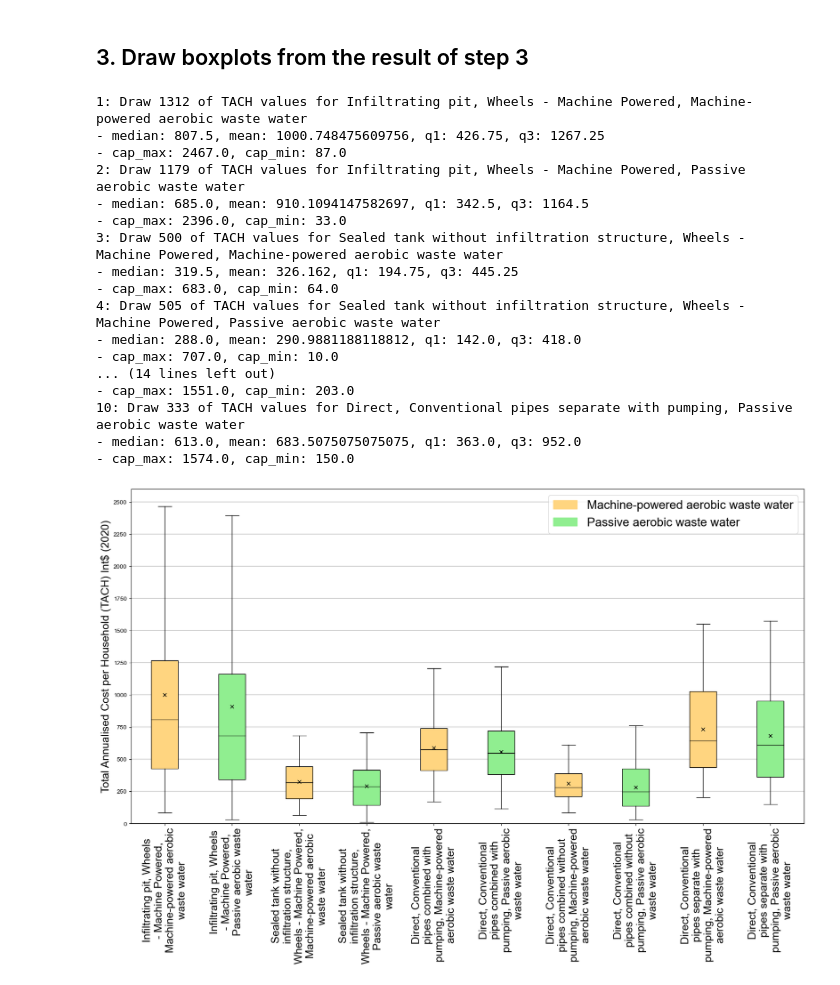
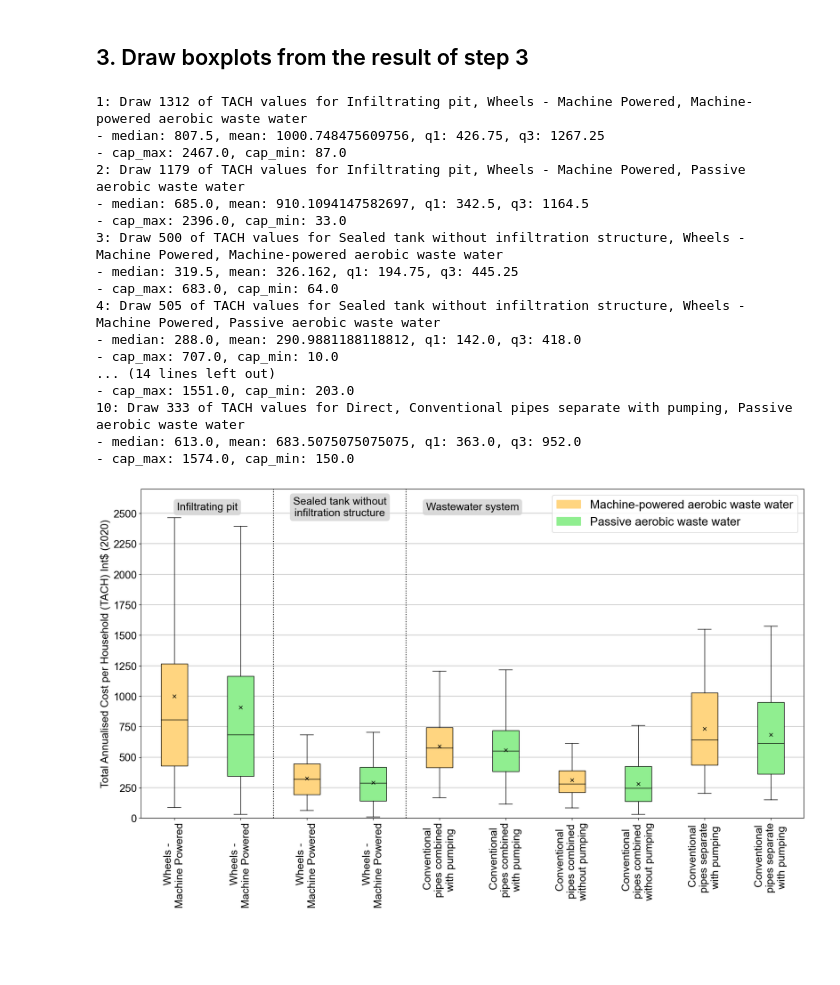
Before and after one commit to JinIgarashi/cactus-narok-figures, a Jupyter notebook: Figure1 full lifecycle cost global compare.ipynb, the cells around one changed output. Drawn from its saved outputs; the diff is of its cells as text; code cells hidden in the pictures; blank space fills up the shorter version.

Commit message:
fixed figures

```diff
--- a/Figure1 full lifecycle cost global compare.ipynb
+++ b/Figure1 full lifecycle cost global compare.ipynb
@@ -89,7 +89,7 @@ legendFontSize = 20
 ytickLabel = 'Total Annualised Cost per Household (TACH) Int$ (2020)'
 ytick_range = [
     0,    # min
-    2600, # max
+    2700, # max
     250   # interval
 ]
 
@@ -467,6 +467,9 @@ ax.set_yticks(np.arange(ytick_range[0], ytick_range[1],ytick_range[2]))
 for ylabel in np.arange(0,2600,250):
     ax.axhline(y=ylabel, color='lightgray')
 
+ax.axvline(x=2.5, color='k', linestyle=':')
+ax.axvline(x=4.5, color='k', linestyle=':')
+
 # Loop by the above 10 groups
 for j, group in enumerate(groups):
     label = group_labels[j]
@@ -481,38 +484,44 @@ ax.set_ylabel(ytickLabel, fontsize=labelFontSize)
 
 
 # draw labels for xticks.
-xtick_labels = [ '\n'.join(textwrap.wrap(label, 25)) for label in group_labels ]
+# only show emptying & tranport in x axis label
+xtick_labels = [ '\n'.join(textwrap.wrap(label.split(',')[1], 15)) for label in group_labels ]
 ax.set_xticks(np.arange(len(xtick_labels)) + 1)
 ax.set_xticklabels(xtick_labels,  rotation=90, ha='center', fontsize=labelFontSize)
+
+ax.text(1.5, 2550, 'Infiltrating pit', fontsize=18, ha='center', va='center', bbox=dict(facecolor='lightgray', edgecolor='none', alpha=0.8, boxstyle='round'))
+ax.text(3.5, 2550, 'Sealed tank without\ninfiltration structure', fontsize=18, ha='center', va='center', bbox=dict(facecolor='lightgray', edgecolor='none', alpha=0.8, boxstyle='round'))
+ax.text(5.5, 2550, 'Wastewater system', fontsize=18, ha='center', va='center', bbox=dict(facecolor='lightgray', edgecolor='none', alpha=0.8, boxstyle='round'))
+
 
 # draw legend
 legend_labels = [
     'Machine-powered aerobic waste water',
     'Passive aerobic waste water'
 ]
 legend_patches = [mpatches.Patch(color=color, label=label) for color, label in zip(colors, legend_labels)]
 ax.legend(handles=legend_patches, loc='upper right', fontsize=legendFontSize)
 
 # save figures as PDF and PNG
 plt.savefig(file_path, format="pdf", dpi=dpi, transparent=True, bbox_inches='tight')
 plt.savefig(f"{file_path}.png", format="png", dpi=dpi, transparent=True, bbox_inches='tight')
 plt.show()
 # %% [output]
 1: Draw 1312 of TACH values for Infiltrating pit, Wheels - Machine Powered, Machine-powered aerobic waste water
 - median: 807.5, mean: 1000.748475609756, q1: 426.75, q3: 1267.25
 - cap_max: 2467.0, cap_min: 87.0
 2: Draw 1179 of TACH values for Infiltrating pit, Wheels - Machine Powered, Passive aerobic waste water
 - median: 685.0, mean: 910.1094147582697, q1: 342.5, q3: 1164.5
 - cap_max: 2396.0, cap_min: 33.0
 3: Draw 500 of TACH values for Sealed tank without infiltration structure, Wheels - Machine Powered, Machine-powered aerobic waste water
 - median: 319.5, mean: 326.162, q1: 194.75, q3: 445.25
 - cap_max: 683.0, cap_min: 64.0
 4: Draw 505 of TACH values for Sealed tank without infiltration structure, Wheels - Machine Powered, Passive aerobic waste water
 - median: 288.0, mean: 290.9881188118812, q1: 142.0, q3: 418.0
 - cap_max: 707.0, cap_min: 10.0
 ... (14 lines left out)
 - cap_max: 1551.0, cap_min: 203.0
 10: Draw 333 of TACH values for Direct, Conventional pipes separate with pumping, Passive aerobic waste water
 - median: 613.0, mean: 683.5075075075075, q1: 363.0, q3: 952.0
 - cap_max: 1574.0, cap_min: 150.0
-[figure, old version]
+[figure, new version]
```
Also changed, not shown: 14 other files.
